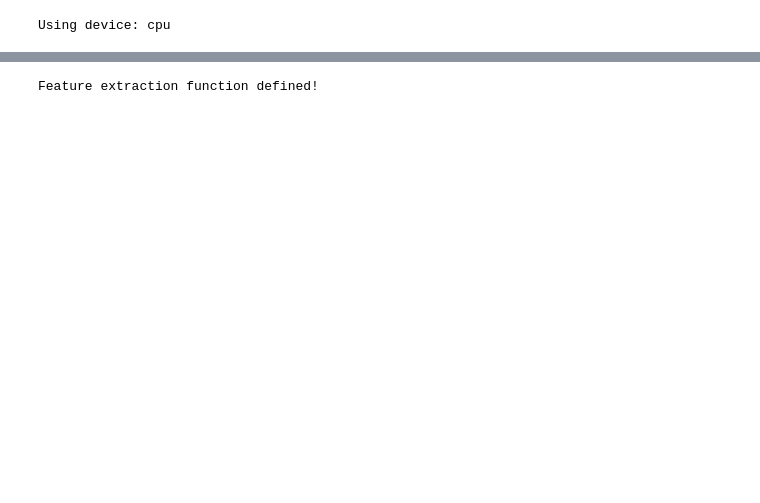
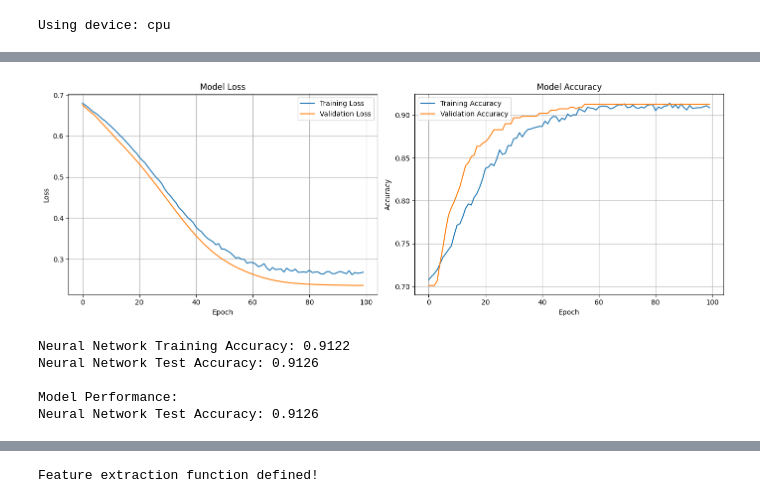
Before and after one commit to tam1mBD/bangla-political-memes-classification, a Jupyter notebook: classification_model_using_text.ipynb, the cells around one changed output, grey strips where cells are left out. Drawn from its saved outputs; the diff is of its cells as text; code cells hidden in the pictures; blank space fills up the shorter version.

```diff
--- a/classification_model_using_text.ipynb
+++ b/classification_model_using_text.ipynb
@@ -216,17 +347,56 @@ plt.show()
+# %%
+# Plot training history
+fig, axes = plt.subplots(1, 2, figsize=(14, 5))
+
+# Loss plot
+axes[0].plot(history['train_loss'], label='Training Loss')
+axes[0].plot(history['val_loss'], label='Validation Loss')
+axes[0].set_xlabel('Epoch')
+axes[0].set_ylabel('Loss')
+axes[0].set_title('Model Loss')
+axes[0].legend()
+axes[0].grid(True)
+
+# Accuracy plot
+axes[1].plot(history['train_acc'], label='Training Accuracy')
+axes[1].plot(history['val_acc'], label='Validation Accuracy')
+axes[1].set_xlabel('Epoch')
+axes[1].set_ylabel('Accuracy')
+axes[1].set_title('Model Accuracy')
+axes[1].legend()
+axes[1].grid(True)
+
+plt.tight_layout()
+plt.show()
+# %% [output]
+[figure, added]
 # %%
-# Evaluate neural network
-train_loss, train_acc_nn = model_nn.evaluate(X_train_scaled, y_train, verbose=0)
-test_loss, test_acc_nn = model_nn.evaluate(X_test_scaled, y_test, verbose=0)
+# Load best model and evaluate
+model_nn.load_state_dict(torch.load('models/neural_network_model.pth'))
+model_nn.eval()
+
+with torch.no_grad():
+    # Training accuracy
+    train_outputs = model_nn(X_train_tensor)
+    train_preds_nn = (train_outputs.squeeze() > 0.5).float()
+    train_acc_nn = (train_preds_nn == y_train_tensor).float().mean().item()
+
+    # Test accuracy
+    test_outputs = model_nn(X_test_tensor)
+    test_preds_nn = (test_outputs.squeeze() > 0.5).float()
+    test_acc_nn = (test_preds_nn == y_test_tensor).float().mean().item()
 
 print(f"Neural Network Training Accuracy: {train_acc_nn:.4f}")
 print(f"Neural Network Test Accuracy: {test_acc_nn:.4f}")
 
-# Make predictions
-y_test_pred_nn_prob = model_nn.predict(X_test_scaled, verbose=0)
-y_test_pred_nn = (y_test_pred_nn_prob > 0.5).astype(int).flatten()
+# Convert to numpy for sklearn metrics
+y_test_pred_nn = test_preds_nn.cpu().numpy().astype(int)
 
-# Compare all models
-print(f"\nModel Comparison:")
-print(f"Logistic Regression Test Accuracy: {test_accuracy:.4f}")
-print(f"XGBoost Test Accuracy: {test_accuracy_xgb:.4f}")
+print(f"\nModel Performance:")
 print(f"Neural Network Test Accuracy: {test_acc_nn:.4f}")
+# %% [output]
+Neural Network Training Accuracy: 0.9122
+Neural Network Test Accuracy: 0.9126
+
+Model Performance:
+Neural Network Test Accuracy: 0.9126
```
Also changed, not shown: parts of 38 cells of this notebook, 8 other files.
